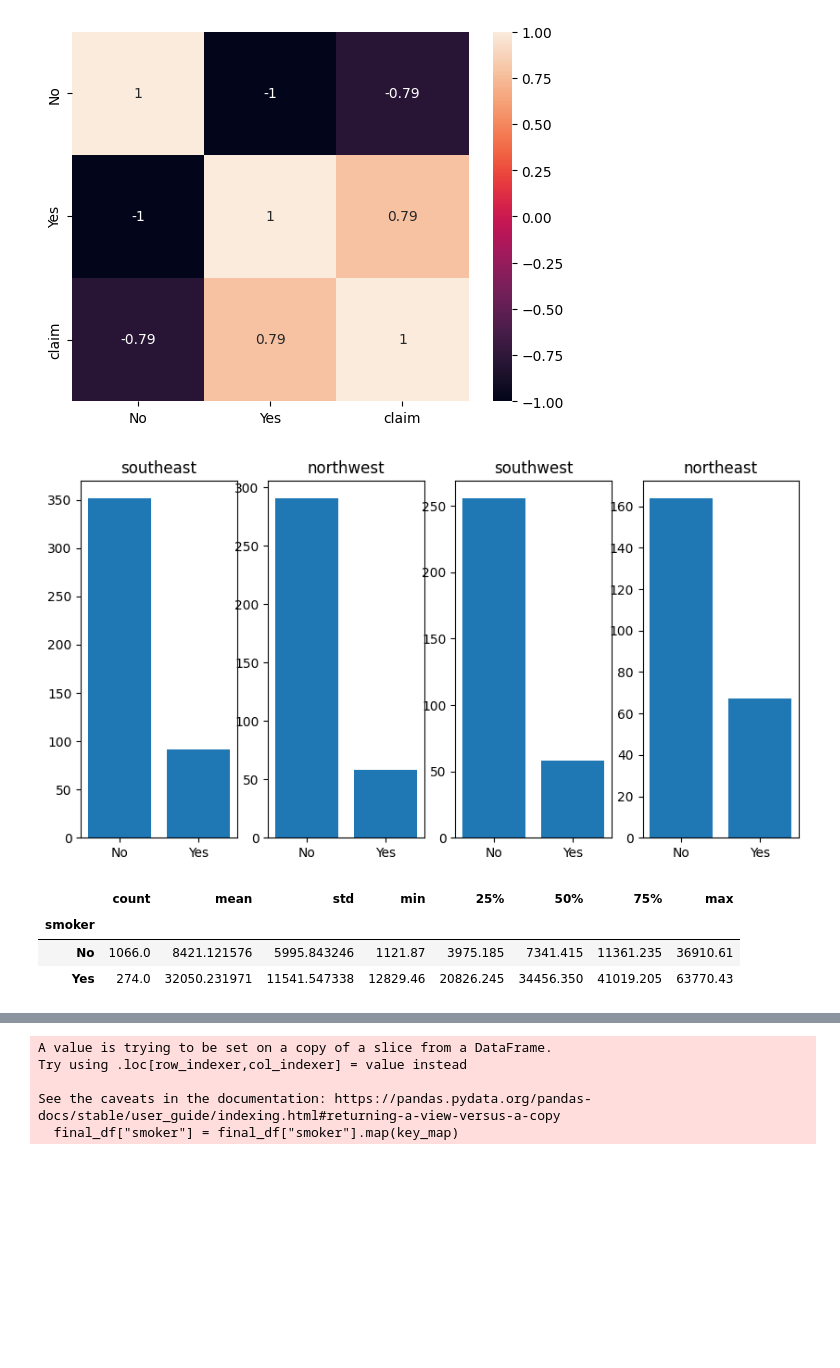
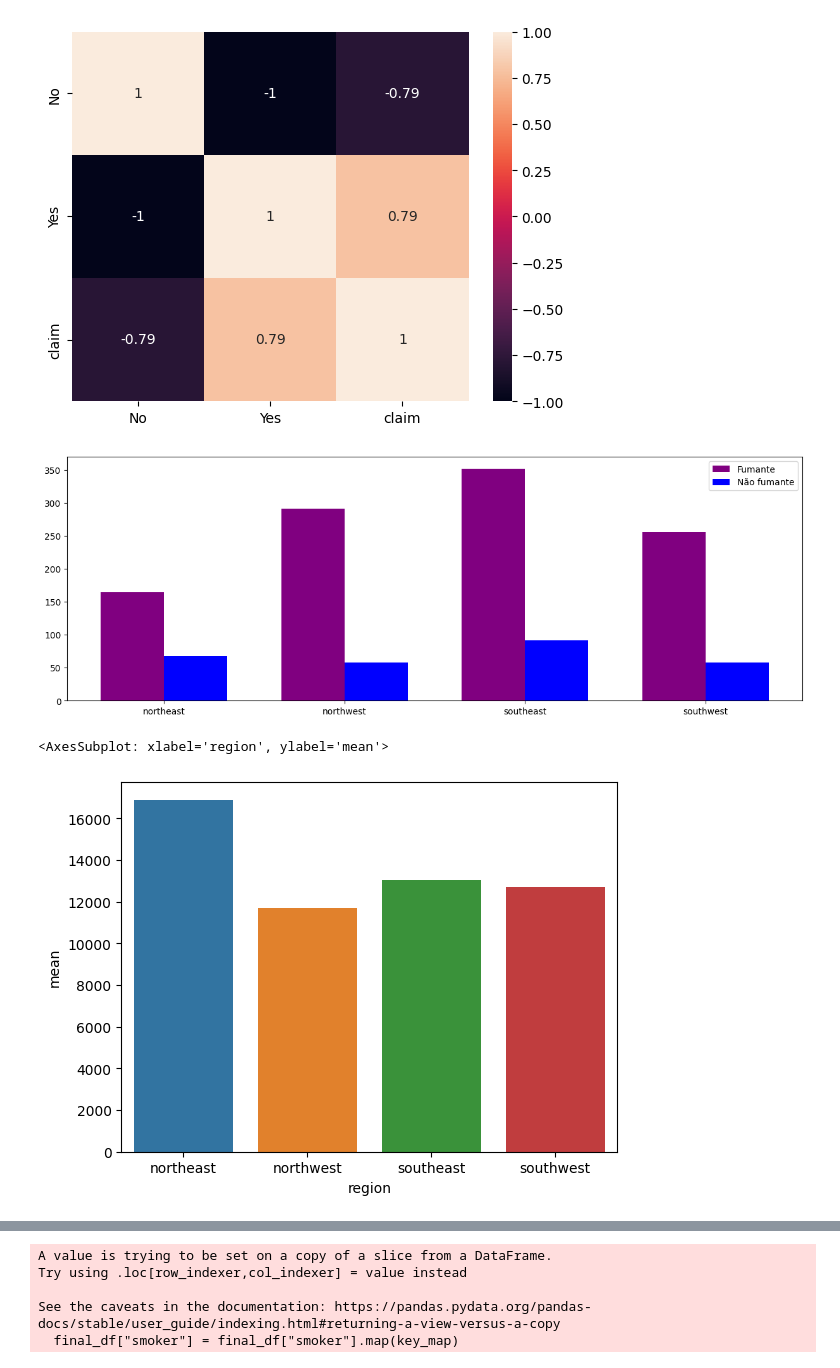
Before and after one commit to MTxSouza/Insurance-Claim-Analysis, a Jupyter notebook: notebook.ipynb, the cells around one changed output, grey strips where cells are left out. Cells and saved outputs as stored; diff of their text form; code cells hidden in the pictures; blank space fills up the shorter version.

Commit message:
Creating new plots for final analysis

```diff
--- a/notebook.ipynb
+++ b/notebook.ipynb
@@ -124,14 +124,3 @@ plt.show()
 [figure]
 # %%
 group_by_region = df.groupby(by="region")
-# %%
-data = group_by_region["smoker"].value_counts()
-
-fig, ax = plt.subplots(nrows=1, ncols=4, figsize=(10,5))
-for index, regions in enumerate([_ for _ in df["region"].unique() if not pd.isna(_)]):
-    ax[index].bar(x=data[regions].index, height=data[regions].values)
-    ax[index].set_title(regions)
-
-plt.show()
-# %% [output]
-[figure, removed]
@@ -140,7 +127,37 @@ group_by_smoker = df.groupby(by="smoker")
-# %%
-group_by_smoker["claim"].describe()
-# %% [output]
-|  | count | mean | std | min | 25% | 50% | 75% | max |
-| smoker |  |  |  |  |  |  |  |  |
-| No | 1066.0 | 8421.121576 | 5995.843246 | 1121.87 | 3975.185 | 7341.415 | 11361.235 | 36910.61 |
-| Yes | 274.0 | 32050.231971 | 11541.547338 | 12829.46 | 20826.245 | 34456.350 | 41019.205 | 63770.43 |
+# %%
+data = group_by_region["smoker"].value_counts()
+
+# saving regions
+regions = {}
+for r in data.index:
+    if r[0] not in regions:
+        regions[r[0]] = data[r[0]].values
+
+# saving values of each region
+yes = []
+no = []
+for r in regions.keys():
+    y, n = regions[r]
+    yes.append(y)
+    no.append(n)
+
+fig, ax = plt.subplots(figsize=(15,5))
+
+x = np.arange(len(regions.keys()))
+width = 0.35
+
+ax.bar(x=x - width/2, height=yes, label="Fumante", color="purple", width=width)
+ax.bar(x=x + width/2, height=no, label="Não fumante", color="blue", width=width)
+
+ax.set_xticks(x, regions.keys())
+
+plt.legend()
+plt.show()
+# %% [output]
+[figure, added]
+# %%
+data = group_by_region["claim"].describe()
+sns.barplot(data=data, x=data.index, y="mean")
+# %% [output]
+<AxesSubplot: xlabel='region', ylabel='mean'>
+[figure, added]
```
Also changed, not shown: parts of 2 cells of this notebook.
